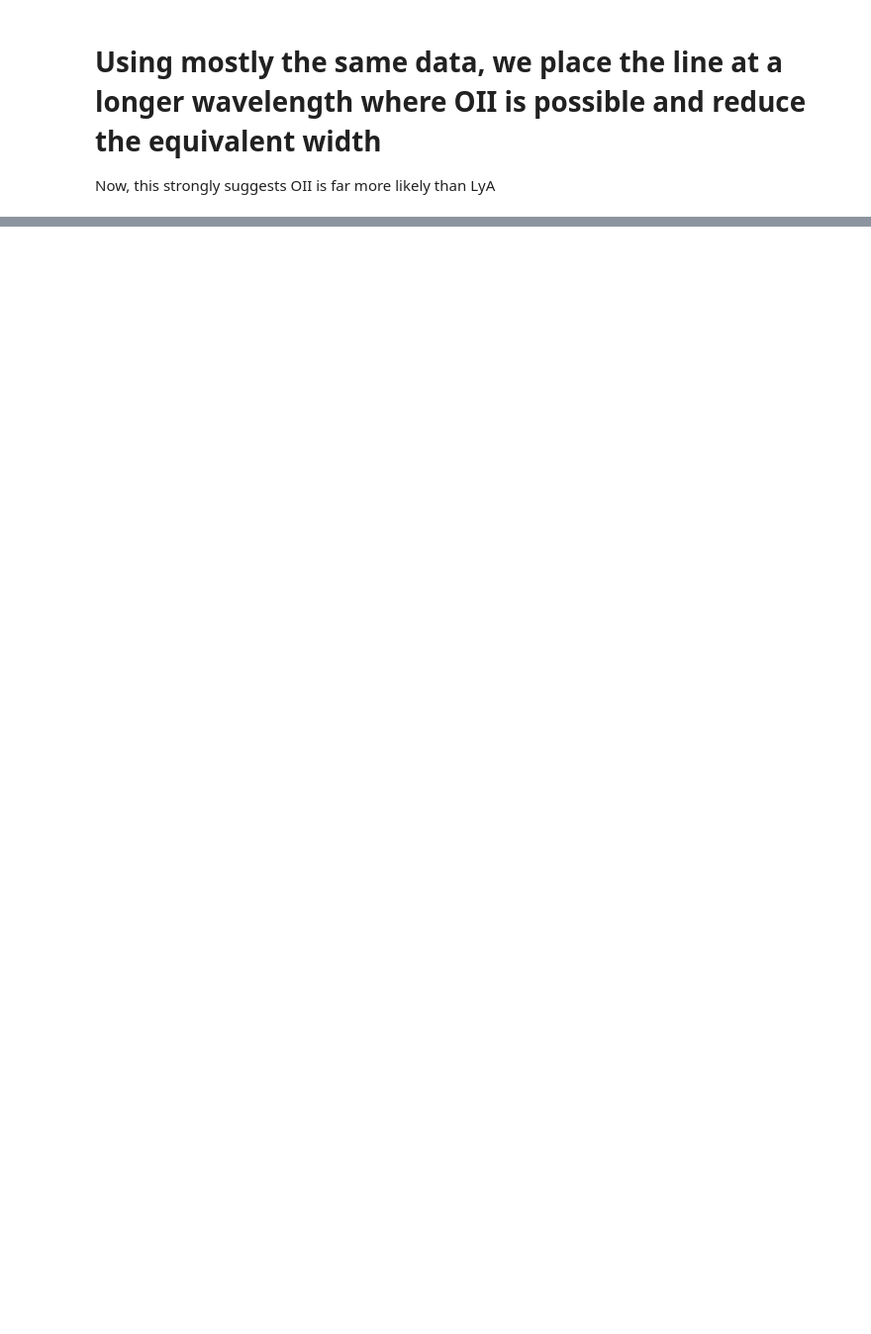
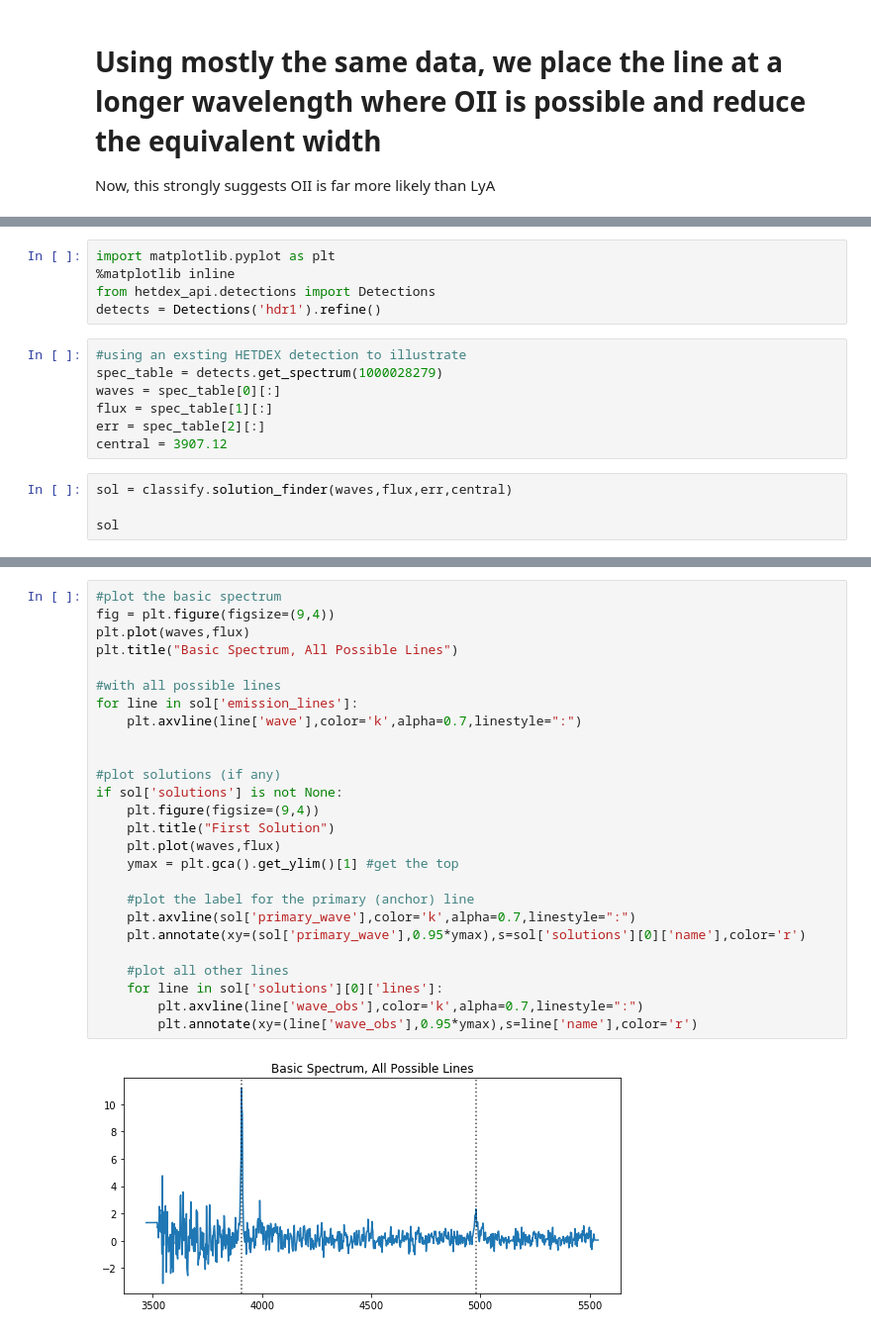
Before and after one commit to HETDEX/hetdex_api, a Jupyter notebook: notebooks/09-ELiXer_Line_Classification.ipynb, the cells around one changed output, grey strips where cells are left out. Shown: that part at 99% size. Drawn from its saved outputs; the diff is of its cells as text; blank space fills up the shorter version.

```diff
--- a/notebooks/09-ELiXer_Line_Classification.ipynb
+++ b/notebooks/09-ELiXer_Line_Classification.ipynb
@@ -89,0 +98,16 @@ classify.plae_poii(wave,flux,flux_err,ew,ew_err,None,None,None)
+# %%
+import matplotlib.pyplot as plt
+%matplotlib inline
+from hetdex_api.detections import Detections
+detects = Detections('hdr1').refine()
+# %%
+#using an exsting HETDEX detection to illustrate
+spec_table = detects.get_spectrum(1000028279)
+waves = spec_table[0][:]
+flux = spec_table[1][:]
+err = spec_table[2][:]
+central = 3907.12
+# %%
+sol = classify.solution_finder(waves,flux,err,central)
+
+sol
@@ -89,0 +132,28 @@ classify.plae_poii(wave,flux,flux_err,ew,ew_err,None,None,None)
+# %%
+#plot the basic spectrum
+fig = plt.figure(figsize=(9,4))
+plt.plot(waves,flux)
+plt.title("Basic Spectrum, All Possible Lines")
+
+#with all possible lines
+for line in sol['emission_lines']:
+    plt.axvline(line['wave'],color='k',alpha=0.7,linestyle=":")
+
+
+#plot solutions (if any)
+if sol['solutions'] is not None:
+    plt.figure(figsize=(9,4))
+    plt.title("First Solution")
+    plt.plot(waves,flux)
+    ymax = plt.gca().get_ylim()[1] #get the top
+
+    #plot the label for the primary (anchor) line
+    plt.axvline(sol['primary_wave'],color='k',alpha=0.7,linestyle=":")
+    plt.annotate(xy=(sol['primary_wave'],0.95*ymax),s=sol['solutions'][0]['name'],color='r')
+
+    #plot all other lines
+    for line in sol['solutions'][0]['lines']:
+        plt.axvline(line['wave_obs'],color='k',alpha=0.7,linestyle=":")
+        plt.annotate(xy=(line['wave_obs'],0.95*ymax),s=line['name'],color='r')
+# %% [output]
+[figure, added]
```
Also changed, not shown: parts of 11 cells of this notebook.
